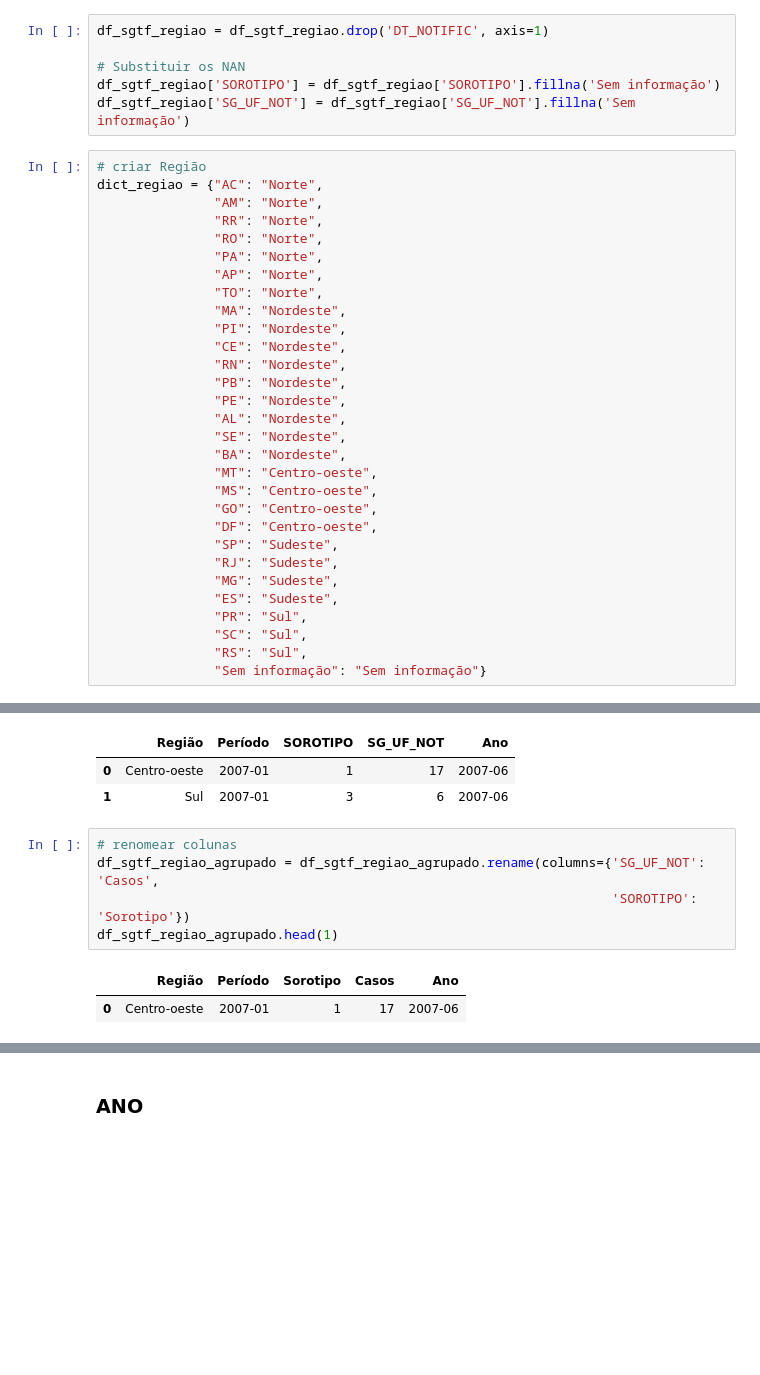
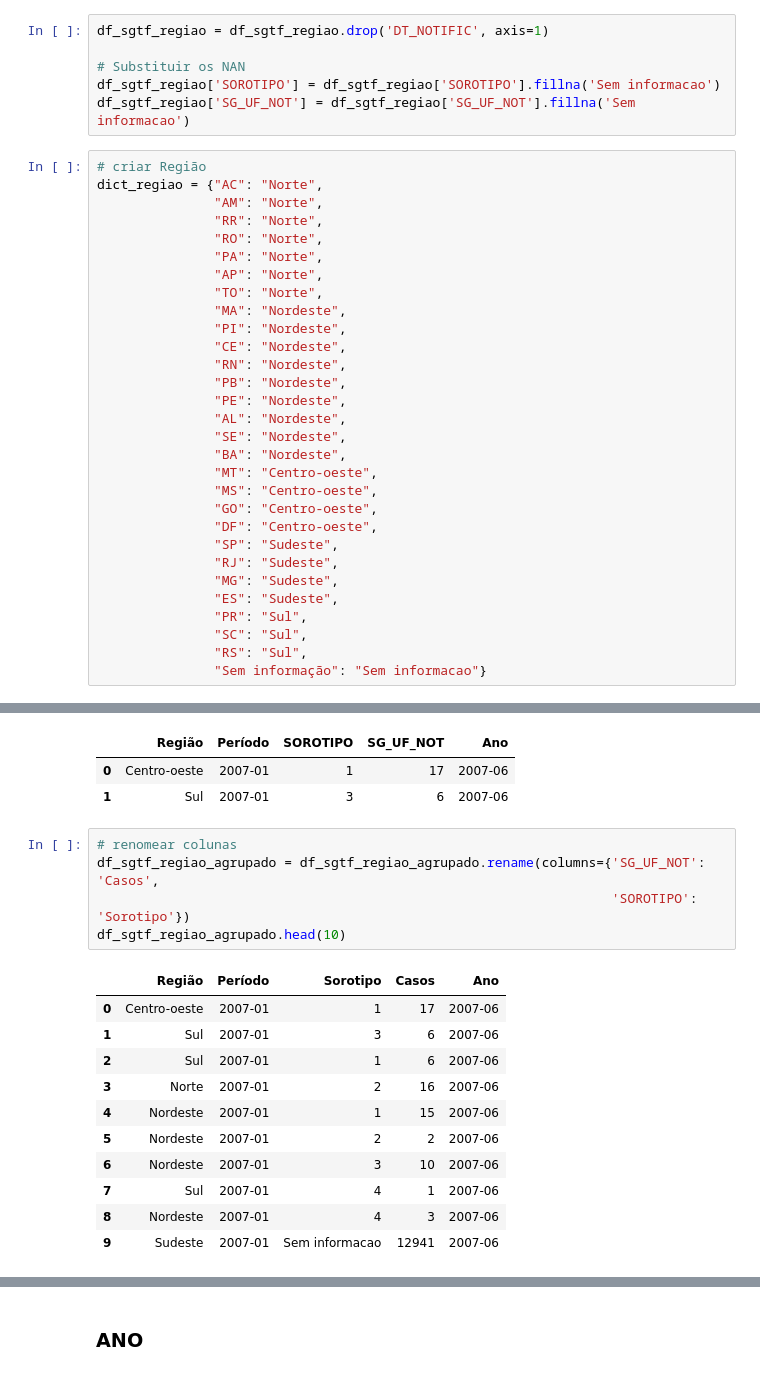
Before and after one commit to parreiravsc/RedeGenomica, a Jupyter notebook: Analises-dengue_sorotipos_SGTF.ipynb, the cells around one changed output, grey strips where cells are left out. Saved outputs shown, nothing was run; the diff lists cells and outputs as text; blank space fills up the shorter version.

```diff
--- a/Analises-dengue_sorotipos_SGTF.ipynb
+++ b/Analises-dengue_sorotipos_SGTF.ipynb
@@ -271,8 +351,8 @@ df_sgtf_regiao.head()
 df_sgtf_regiao = df_sgtf_regiao.drop('DT_NOTIFIC', axis=1)
 
 # Substituir os NAN
-df_sgtf_regiao['SOROTIPO'] = df_sgtf_regiao['SOROTIPO'].fillna('Sem informação')
-df_sgtf_regiao['SG_UF_NOT'] = df_sgtf_regiao['SG_UF_NOT'].fillna('Sem informação')
+df_sgtf_regiao['SOROTIPO'] = df_sgtf_regiao['SOROTIPO'].fillna('Sem informacao')
+df_sgtf_regiao['SG_UF_NOT'] = df_sgtf_regiao['SG_UF_NOT'].fillna('Sem informacao')
 # %%
 # criar Região
 dict_regiao = {"AC": "Norte",
@@ -302,7 +382,7 @@ dict_regiao = {"AC": "Norte",
                "PR": "Sul",
                "SC": "Sul",
                "RS": "Sul",
-               "Sem informação": "Sem informação"}
+               "Sem informação": "Sem informacao"}
 # %%
 df_sgtf_regiao['Região'] = df_sgtf_regiao['SG_UF_NOT'].map(dict_regiao)
 df_sgtf_regiao.head(1)
@@ -339,9 +418,18 @@ df_sgtf_regiao_agrupado.head(2)
 # %%
 # renomear colunas
 df_sgtf_regiao_agrupado = df_sgtf_regiao_agrupado.rename(columns={'SG_UF_NOT': 'Casos',
                                                                   'SOROTIPO': 'Sorotipo'})
-df_sgtf_regiao_agrupado.head(1)
+df_sgtf_regiao_agrupado.head(10)
 # %% [output]
 |  | Região | Período | Sorotipo | Casos | Ano |
 | 0 | Centro-oeste | 2007-01 | 1 | 17 | 2007-06 |
+| 1 | Sul | 2007-01 | 3 | 6 | 2007-06 |
+| 2 | Sul | 2007-01 | 1 | 6 | 2007-06 |
+| 3 | Norte | 2007-01 | 2 | 16 | 2007-06 |
+| 4 | Nordeste | 2007-01 | 1 | 15 | 2007-06 |
+| 5 | Nordeste | 2007-01 | 2 | 2 | 2007-06 |
+| 6 | Nordeste | 2007-01 | 3 | 10 | 2007-06 |
+| 7 | Sul | 2007-01 | 4 | 1 | 2007-06 |
+| 8 | Nordeste | 2007-01 | 4 | 3 | 2007-06 |
+| 9 | Sudeste | 2007-01 | Sem informacao | 12941 | 2007-06 |
 # %%
```
Also changed, not shown: parts of 29 cells of this notebook, 7 other files.
